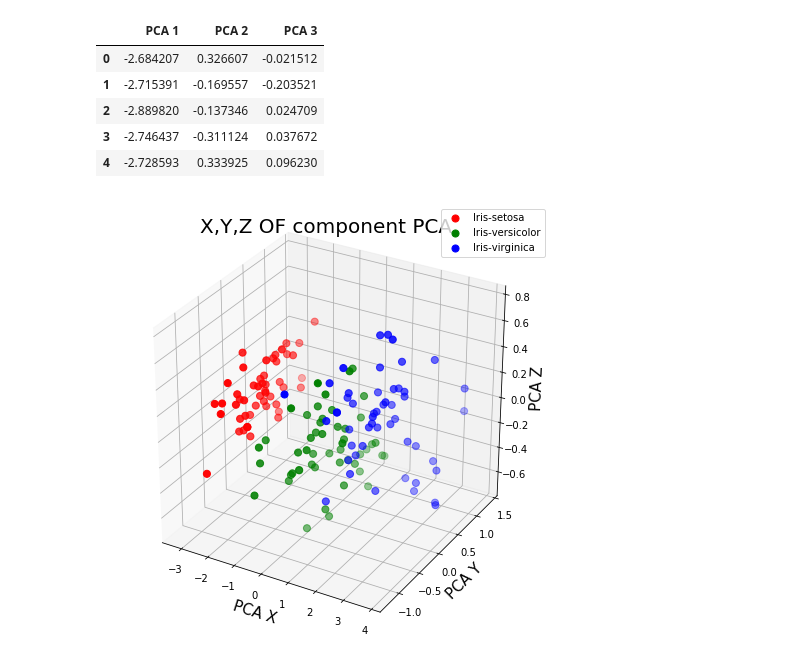
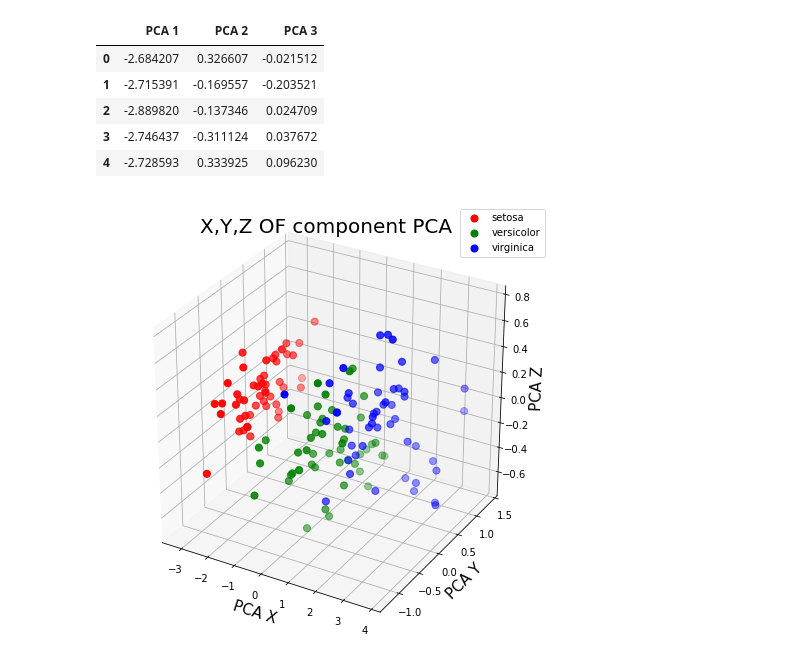
Before and after one commit to pratyusa98/INuron-Assignment, a Jupyter notebook: Data Visualization Assignment.ipynb, the cells around one changed output. Saved outputs shown, nothing was run; the diff lists cells and outputs as text; code cells hidden in the pictures.

```diff
--- a/Data Visualization Assignment.ipynb
+++ b/Data Visualization Assignment.ipynb
@@ -7,3 +9,6 @@ datasets = pd.read_csv(url, names=['sepal length','sepal width','petal length','
+# %%
+url = "https://gist.githubusercontent.com/curran/a08a1080b88344b0c8a7/raw/639388c2cbc2120a14dcf466e85730eb8be498bb/iris.csv"
+datasets = pd.read_csv(url)
 # %%
 datasets.head()
 # %% [output]
@@ -16,5 +21,5 @@ datasets.head()
 # %%
-x = datasets.drop(['target'],axis=True)
-y = datasets['target']
+x = datasets.drop(['species'],axis=True)
+y = datasets['species']
 # %%
 # apply PCA
@@ -32,34 +36,32 @@ principalDf.head()
 | 3 | -2.746437 | -0.311124 | 0.037672 |
 | 4 | -2.728593 | 0.333925 | 0.096230 |
 # %%
-finalDf = pd.concat([principalDf, datasets[['target']]], axis = 1)
+finalDf = pd.concat([principalDf, datasets[['species']]], axis = 1)
 # %%
 x_vals = finalDf['PCA 1']
 y_vals = finalDf['PCA 2']
 z_vals = finalDf['PCA 3']
 # %%
-import matplotlib.pyplot as plt
-from mpl_toolkits.mplot3d import Axes3D
-import random
+
 # Create the figure
 fig = plt.figure(figsize = (8,8))
 ax = fig.add_subplot(111, projection='3d')
 ax.set_xlabel('PCA X', fontsize = 15)
 ax.set_ylabel('PCA Y', fontsize = 15)
 ax.set_zlabel('PCA Z', fontsize = 15)
 ax.set_title('X,Y,Z OF component PCA', fontsize = 20)
 
-targets = ['Iris-setosa', 'Iris-versicolor', 'Iris-virginica']
+targets = ['setosa', 'versicolor', 'virginica']
 colors = ['r', 'g', 'b']
 for target, color in zip(targets,colors):
-    indicesToKeep = finalDf['target'] == target
+    indicesToKeep = finalDf['species'] == target
     ax.scatter(finalDf.loc[indicesToKeep, 'PCA 1']
                , finalDf.loc[indicesToKeep, 'PCA 2']
                , finalDf.loc[indicesToKeep, 'PCA 3']
                , c = color
                , s = 50)
 ax.legend(targets)
 ax.grid()
 plt.show()
 # %% [output]
-[figure, old version]
+[figure, new version]
```
Also changed, not shown: parts of 4 cells of this notebook.
